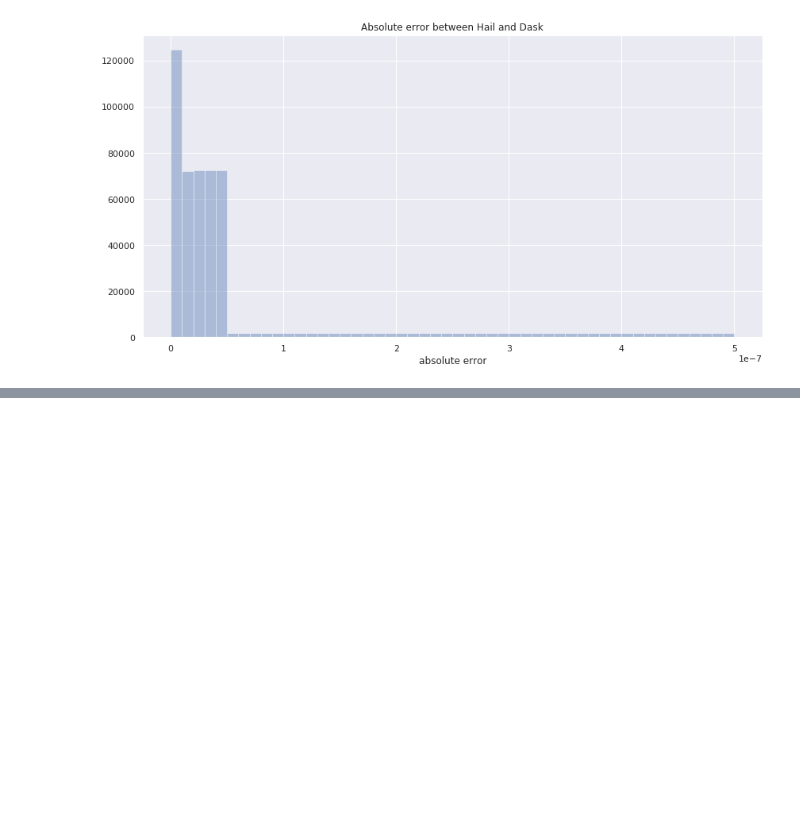
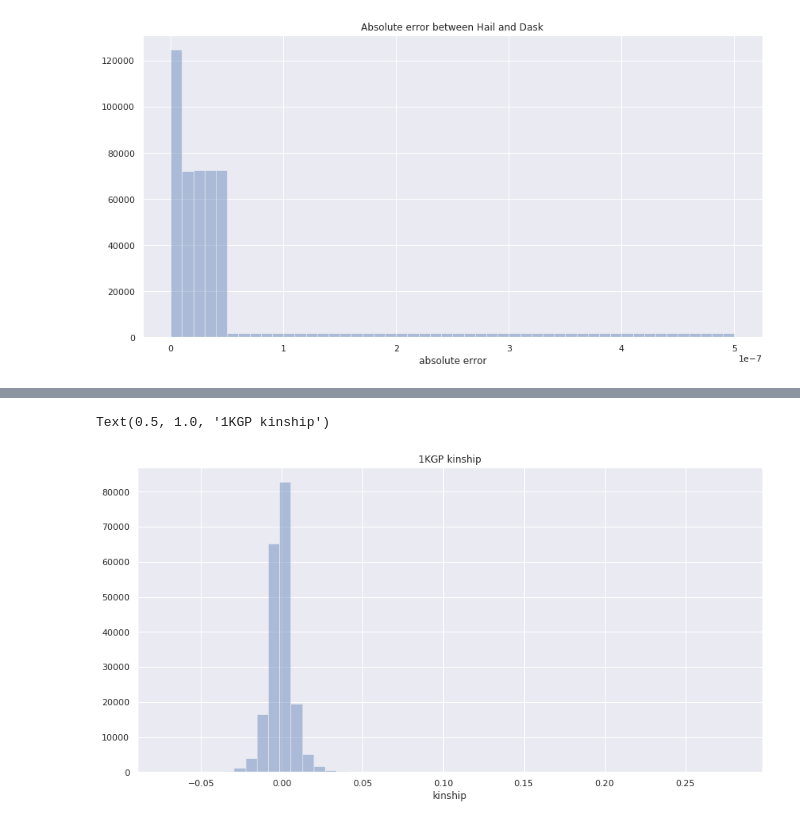
Before and after one commit to related-sciences/gwas-analysis, a Jupyter notebook: notebooks/platform/xarray/pc_relate/pc_relate.ipynb, the cells around one changed output, grey strips where cells are left out. Cells and saved outputs as stored; diff of their text form; code cells hidden in the pictures; blank space fills up the shorter version.

Commit message:
Add 1kGP run, and wip on hail's data

```diff
--- a/notebooks/platform/xarray/pc_relate/pc_relate.ipynb
+++ b/notebooks/platform/xarray/pc_relate/pc_relate.ipynb
@@ -494,0 +550,3 @@ Text(0.5, 1.0, 'Absolute error between Hail and Dask')
+# %%
+tkgp_xa = xr.open_zarr(f"{tkgp_plink_prefix}.zarr")
+tkgp_xa
@@ -494,0 +571,4 @@ Text(0.5, 1.0, 'Absolute error between Hail and Dask')
+# %%
+%%time
+pca = PCA(n_components=8, random_state=42)
+pca.fit(tkgp_xa.data.data)
@@ -494,0 +580,4 @@ Text(0.5, 1.0, 'Absolute error between Hail and Dask')
+# %%
+%%time
+kg_phi = pc_relate(pca.components_[:2], tkgp_xa.data.data).compute()
+kg_phi
@@ -494,0 +600,8 @@ Text(0.5, 1.0, 'Absolute error between Hail and Dask')
+# %%
+kg_phi_s = kg_phi[np.triu_indices_from(kg_phi, 1)]
+# %%
+p = sns.distplot(kg_phi_s, axlabel="kinship", kde=False)
+p.set_title("1KGP kinship")
+# %% [output]
+Text(0.5, 1.0, '1KGP kinship')
+[figure, added]
```
Also changed, not shown: parts of 39 cells of this notebook.
